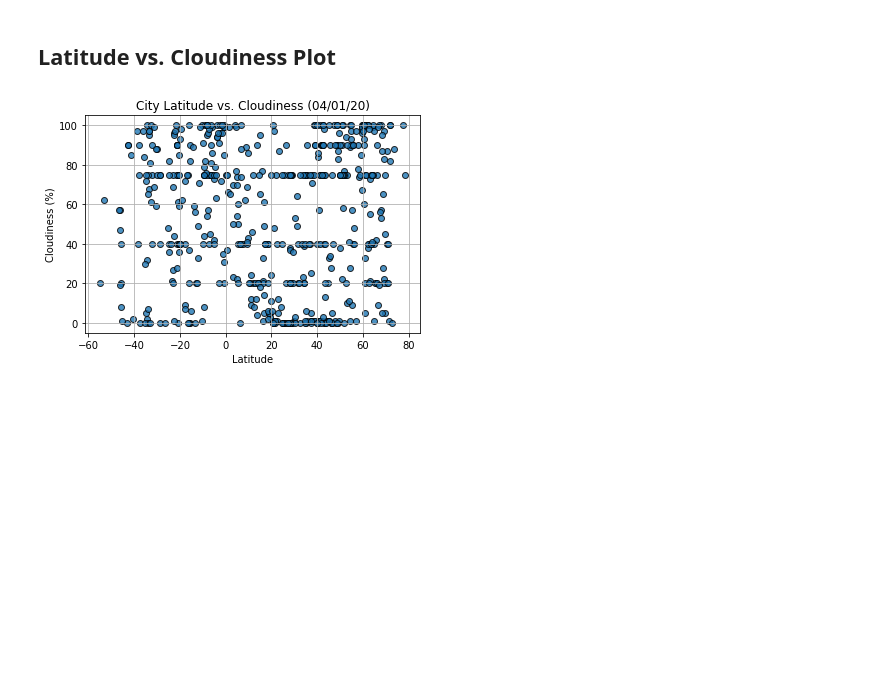
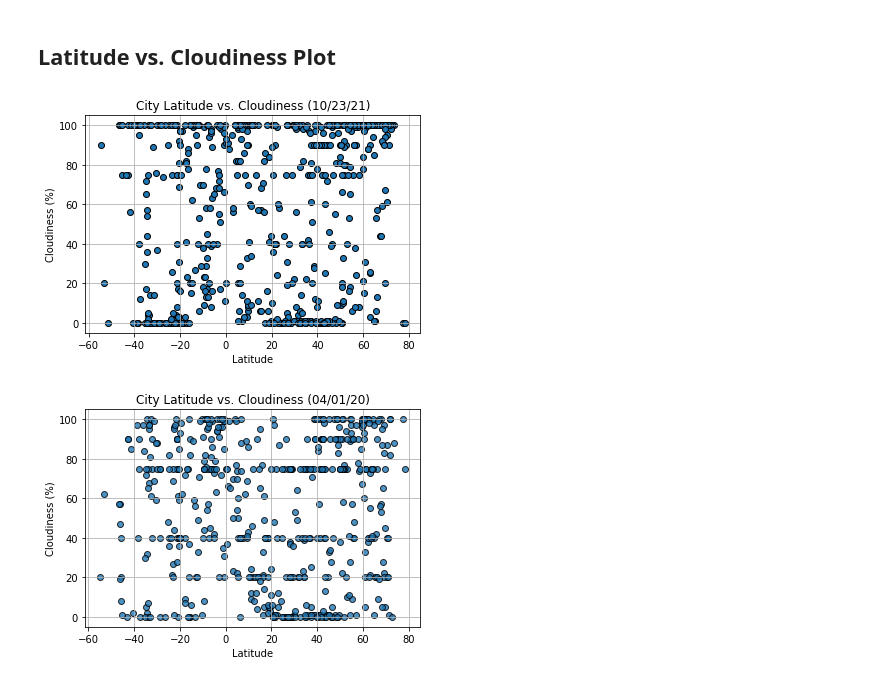
Before and after one commit to danelle1126/python-api-challenge, a Jupyter notebook: WeatherPy.ipynb, the cells around one changed output. Cells and saved outputs as stored; diff of their text form; code cells hidden in the pictures; blank space fills up the shorter version.

```diff
--- a/WeatherPy.ipynb
+++ b/WeatherPy.ipynb
@@ -157,6 +199,16 @@ Int64Index([], dtype='int64')
 [figure]
 # %% [markdown]
 ## Latitude vs. Cloudiness Plot
+# %%
+plt.scatter(clean_city_data["Lat"],clean_city_data["Cloudiness"],edgecolors="black")
+plt.grid()
+plt.title("City Latitude vs. Cloudiness (10/23/21)")
+plt.ylabel("Cloudiness (%)")
+plt.xlabel("Latitude")
+plt.savefig("LatCloud.png")
+plt.show()
+# %% [output]
+[figure, added]
 # %%
 # %% [output]
 [figure]
```
Also changed, not shown: parts of 20 cells of this notebook, 5 other files.
